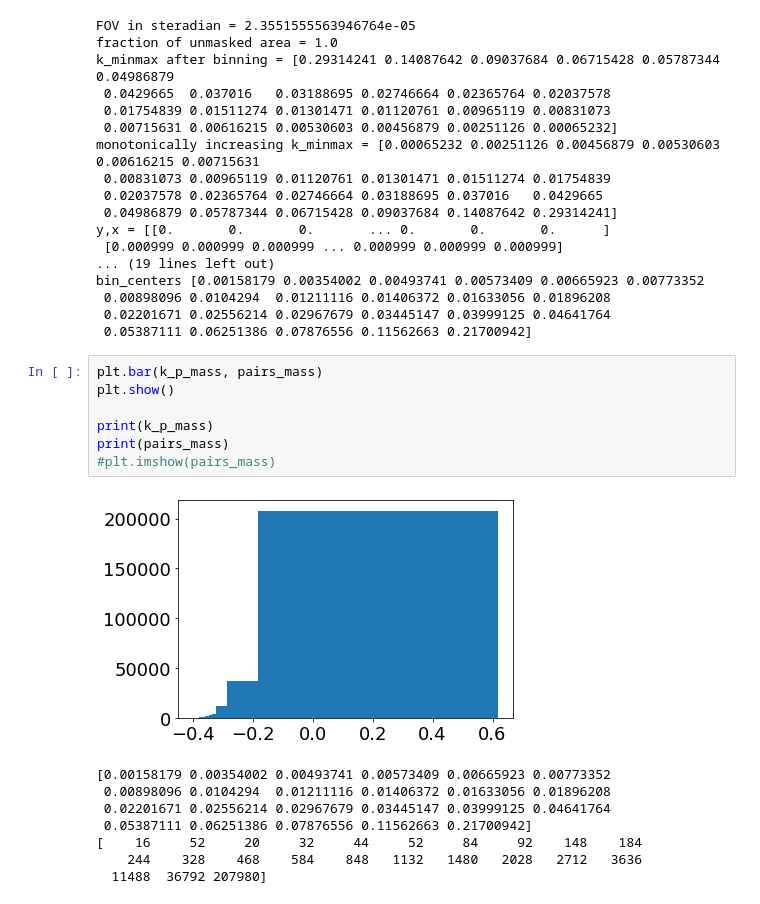
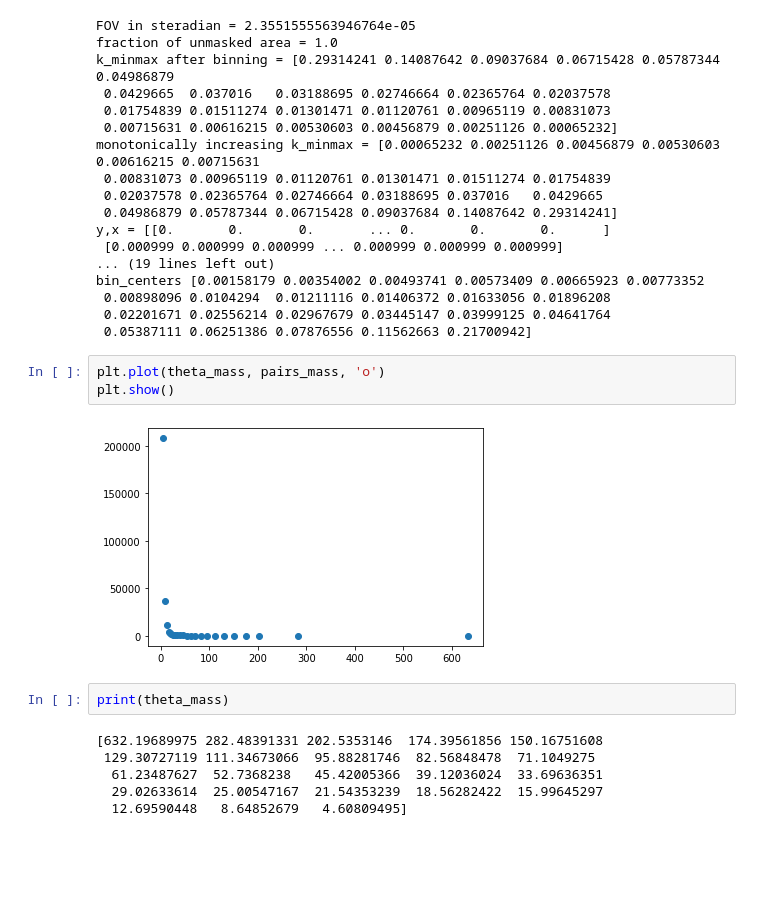
Before and after one commit to dutra/lensing, a Jupyter notebook: giulia/mass_power_spectrum.ipynb, the cells around one changed output. Drawn from its saved outputs; the diff is of its cells as text; blank space fills up the shorter version.

```diff
--- a/giulia/mass_power_spectrum.ipynb
+++ b/giulia/mass_power_spectrum.ipynb
@@ -143,22 +143,19 @@ bin_centers [0.00158179 0.00354002 0.00493741 0.00573409 0.00665923 0.00773352
  0.00898096 0.0104294  0.01211116 0.01406372 0.01633056 0.01896208
  0.02201671 0.02556214 0.02967679 0.03445147 0.03999125 0.04641764
  0.05387111 0.06251386 0.07876556 0.11562663 0.21700942]
-# %%
-plt.bar(k_p_mass, pairs_mass)
-plt.show()
-
-print(k_p_mass)
-print(pairs_mass)
-#plt.imshow(pairs_mass)
-# %% [output]
-[figure, removed]
-[0.00158179 0.00354002 0.00493741 0.00573409 0.00665923 0.00773352
- 0.00898096 0.0104294  0.01211116 0.01406372 0.01633056 0.01896208
- 0.02201671 0.02556214 0.02967679 0.03445147 0.03999125 0.04641764
- 0.05387111 0.06251386 0.07876556 0.11562663 0.21700942]
-[    16     52     20     32     44     52     84     92    148    184
-    244    328    468    584    848   1132   1480   2028   2712   3636
-  11488  36792 207980]
+# %%
+plt.plot(theta_mass, pairs_mass, 'o')
+plt.show()
+# %% [output]
+[figure, added]
+# %%
+print(theta_mass)
+# %% [output]
+[632.19689975 282.48391331 202.5353146  174.39561856 150.16751608
+ 129.30727119 111.34673066  95.88281746  82.56848478  71.1049275
+  61.23487627  52.7368238   45.42005366  39.12036024  33.69636351
+  29.02633614  25.00547167  21.54353239  18.56282422  15.99645297
+  12.69590448   8.64852679   4.60809495]
 # %%
 fig = plt.figure(figsize=(10,10))
 plt.xscale('log')
```
Also changed, not shown: parts of 3 cells of this notebook, 2 other files.
